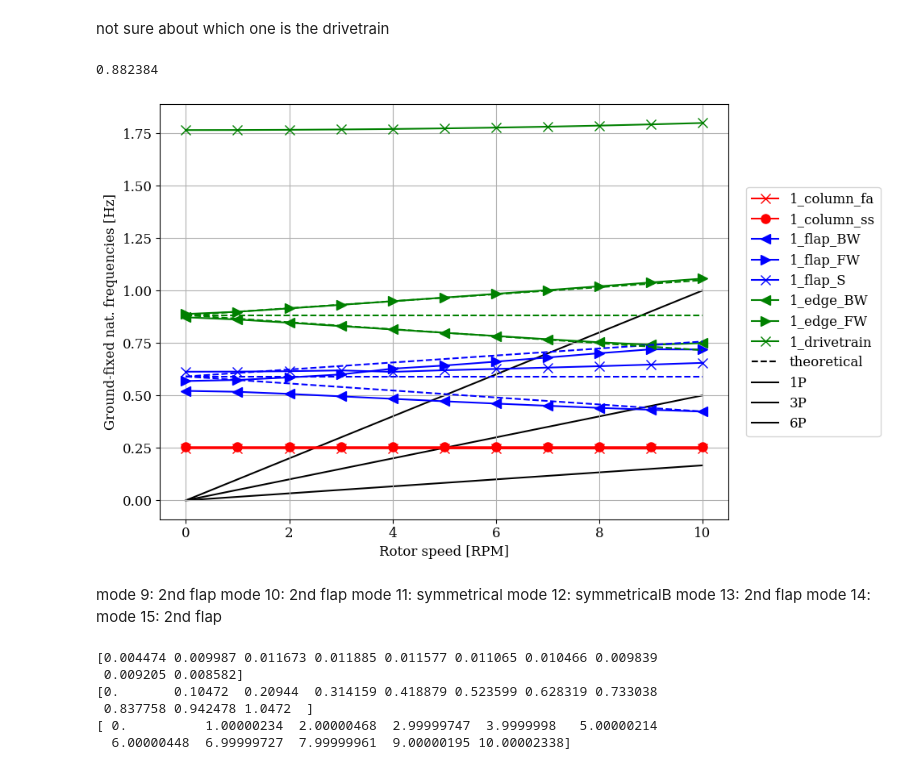
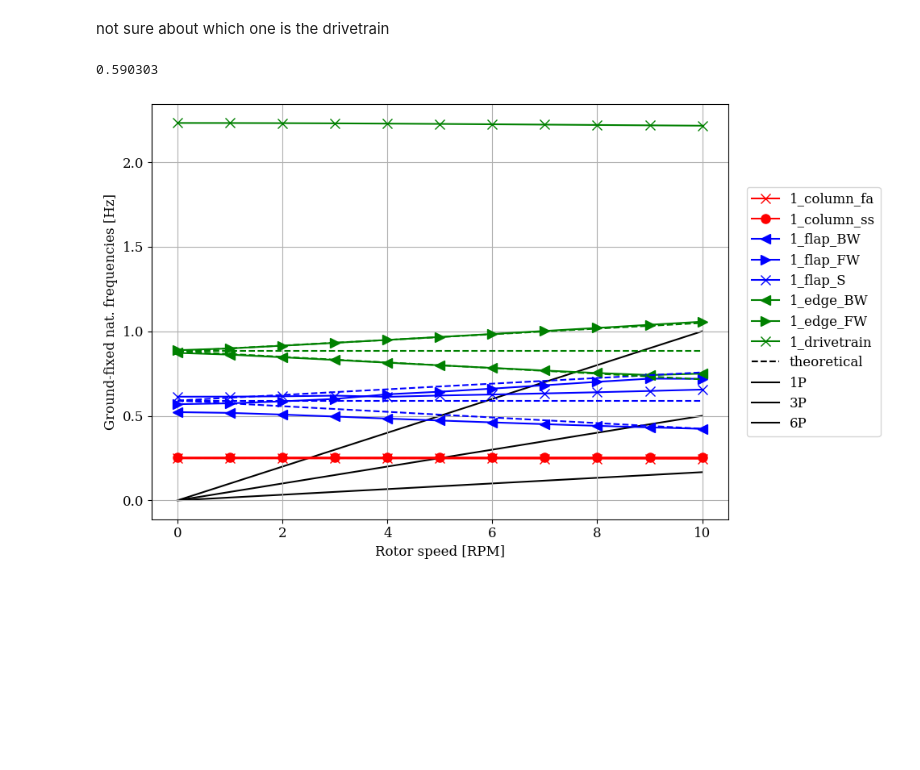
Before and after one commit to nicolaquaia/LAC_final, a Jupyter notebook: assignment_2/assignment_2_01.ipynb, the cells around one changed output. Drawn from its saved outputs; the diff is of its cells as text; code cells hidden in the pictures; blank space fills up the shorter version.

```diff
--- a/assignment_2/assignment_2_01.ipynb
+++ b/assignment_2/assignment_2_01.ipynb
@@ -24,13 +25,14 @@ CMB_PATH = 'hawc_files/our_design/hawcstab2_structural_campbell.cmb'
 #              'Mode 7', 'Mode 8', 'Mode 9']
 MODE_NAMES = ['1_column_fa', '1_column_ss', '1_flap_BW', '1_flap_FW', '1_flap_S',
               '1_edge_BW', '1_edge_FW', '1_drivetrain']
-DT_MODENUM = 12  # what mode number in HAWCStab2 is the drivetrain mode?
+DT_MODENUM = 13  # what mode number in HAWCStab2 is the drivetrain mode?
 # define turbine natural frequency? blade-only natural frequencies?
 
 # load campbell diagram
 omega, dfreqs, _ = load_cmb(CMB_PATH, cmb_type='structural')
 omega_rpm = omega * 30 / np.pi  # from rad/s to RPM
 NNODES = len(omega_rpm)
+nmodes = dfreqs.shape[1]
 
 # swap modes 5 and 6 after 3 RPM. hawcstab2 mixed them up at the crossing.
 # note that numpy index is off by 2 because of python + skipping rigid-body mode.
@@ -47,9 +49,11 @@ dfreqs[omega_rpm > SWAP_RPM, 4] = dfreq_mode5
 # single blade
 CMB_blade_PATH = 'hawc_files/our_design/hawcstab2_structural_campbell_blade.cmb'
 omega_b, dfreqs_b, _ = load_cmb(CMB_blade_PATH, cmb_type='structural')
+tower = (dfreqs[0, 0] + dfreqs[0, 1])/2
+
 blade_1flap =  dfreqs_b[0, 0]
 blade_1edge =  dfreqs_b[0, 1]
-print(blade_1edge)
+print(blade_1flap)
 
 # theoretical values
 th_1flap_S = np.ones(NNODES)*blade_1flap
@@ -59,6 +63,8 @@ th_1flap_FW = th_1flap_S + omega/(2*np.pi)
 th_1edge_S = np.ones(NNODES)*blade_1edge
 th_1edge_BW = th_1edge_S - omega/(2*np.pi)
 th_1edge_FW = th_1edge_S + omega/(2*np.pi)
+
+th_tower = np.ones(NNODES)*tower
 
 P1 = omega/(2*np.pi)
 P3 = P1*3
@@ -77,67 +83,33 @@ ax.plot(omega_rpm, dfreqs[:, 3], marker='>', c='b', label=MODE_NAMES[3], markers
 ax.plot(omega_rpm, dfreqs[:, 4], marker='x', c='b', label=MODE_NAMES[4], markersize=8)
 
 ax.plot(omega_rpm, dfreqs[:, 5], marker='<', c='g', label=MODE_NAMES[5], markersize=8)
 ax.plot(omega_rpm, dfreqs[:, 6], marker='>', c='g', label=MODE_NAMES[6], markersize=8)
 ax.plot(omega_rpm, dfreqs[:, DT_MODENUM-2], marker='x', c='g', label=MODE_NAMES[7], markersize=8)
 
 # plot theoretical
 ax.plot([], [], linestyle='--', color='k', label='theoretical')
 ax.plot(omega_rpm, th_1flap_S,  c='b', linestyle='--')
 ax.plot(omega_rpm, th_1flap_BW, c='b', linestyle='--')
 ax.plot(omega_rpm, th_1flap_FW, c='b', linestyle='--')
 ax.plot(omega_rpm, th_1edge_S,  c='g', linestyle='--')
 ax.plot(omega_rpm, th_1edge_BW, c='g', linestyle='--')
 ax.plot(omega_rpm, th_1edge_FW, c='g', linestyle='--')
+ax.plot(omega_rpm, th_tower, c='r', linestyle='--')
 ax.plot(omega_rpm, P1, c='k', linestyle='-', label='1P', zorder=1)
 ax.plot(omega_rpm, P3, c='k', linestyle='-', label='3P', zorder=1)
 ax.plot(omega_rpm, P6, c='k', linestyle='-', label='6P', zorder=1)
 
 
 # prettify
 ax.set(xlabel='Rotor speed [RPM]', ylabel='Ground-fixed nat. frequencies [Hz]')
 ax.grid()
 ax.legend(bbox_to_anchor=(1.02, 0.5), loc='center left')
 
 # add figure title and scale nicely
 #fig.suptitle(f'Structural Campbell diagram for {TURBINE_NAME}')
 fig.tight_layout()
 plt.savefig('01_structural_campbell.pdf', format='pdf')
 plt.show()
 # %% [output]
-0.882384
+0.590303
-[figure, old version]
+[figure, new version]
-# %% [markdown]
-mode  9: 2nd flap
-mode 10: 2nd flap
-mode 11: symmetrical
-mode 12: symmetricalB
-mode 13: 2nd flap
-mode 14:
-mode 15: 2nd flap
-# %%
-x = np.array([0.521792E+00,
-    0.517318E+00,
-    0.507331E+00,
-    0.495658E+00,
-    0.483773E+00,
-    0.472196E+00,
-    0.461131E+00,
-    0.450665E+00,
-    0.440826E+00,
-    0.431621E+00,
-    0.423039E+00])
-
-y = x[:-1] - x[1:]
-print(y)
-
-
-#print(omega/60*(2*np.pi))
-print(omega)
-print(omega_rpm)
-# %% [output]
-[0.004474 0.009987 0.011673 0.011885 0.011577 0.011065 0.010466 0.009839
- 0.009205 0.008582]
-[0.       0.10472  0.20944  0.314159 0.418879 0.523599 0.628319 0.733038
- 0.837758 0.942478 1.0472  ]
-[ 0.          1.00000234  2.00000468  2.99999747  3.9999998   5.00000214
-  6.00000448  6.99999727  7.99999961  9.00000195 10.00002338]
```
Also changed, not shown: parts of 4 cells of this notebook, 14 other files.
